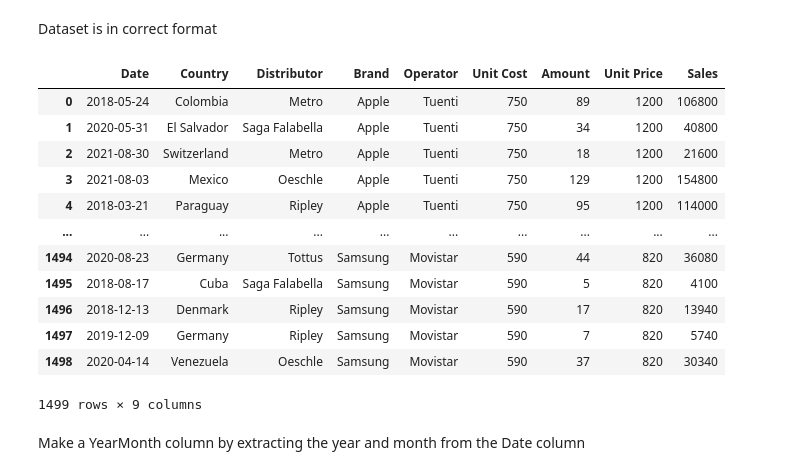
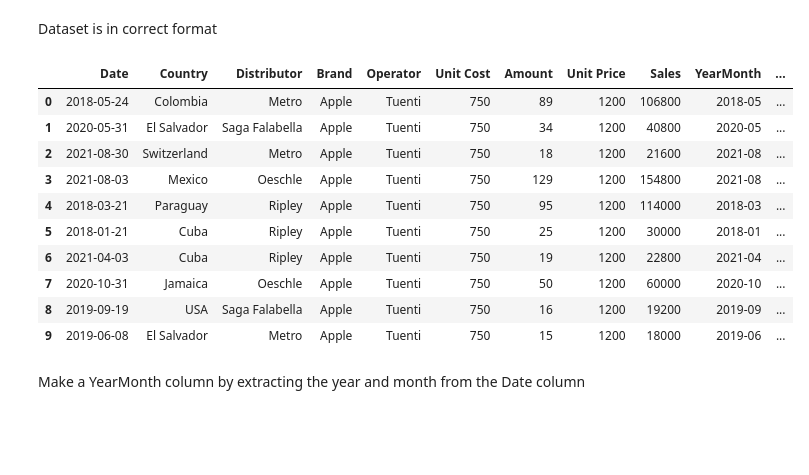
Before and after one commit to abhishekp-786/EDA_Python, a Jupyter notebook: pythonproject.ipynb, the cells around one changed output. Cells and saved outputs as stored; diff of their text form; code cells hidden in the pictures; blank space fills up the shorter version.

```diff
--- a/pythonproject.ipynb
+++ b/pythonproject.ipynb
@@ -189,21 +189,19 @@ datetime64[ns]
 # %% [markdown]
 Dataset is in correct format
 # %%
-data
+data.head(10)
 # %% [output]
-|  | Date | Country | Distributor | Brand | Operator | Unit Cost | Amount | Unit Price | Sales |
-| 0 | 2018-05-24 | Colombia | Metro | Apple | Tuenti | 750 | 89 | 1200 | 106800 |
-| 1 | 2020-05-31 | El Salvador | Saga Falabella | Apple | Tuenti | 750 | 34 | 1200 | 40800 |
-| 2 | 2021-08-30 | Switzerland | Metro | Apple | Tuenti | 750 | 18 | 1200 | 21600 |
-| 3 | 2021-08-03 | Mexico | Oeschle | Apple | Tuenti | 750 | 129 | 1200 | 154800 |
-| 4 | 2018-03-21 | Paraguay | Ripley | Apple | Tuenti | 750 | 95 | 1200 | 114000 |
-| ... | ... | ... | ... | ... | ... | ... | ... | ... | ... |
-| 1494 | 2020-08-23 | Germany | Tottus | Samsung | Movistar | 590 | 44 | 820 | 36080 |
-| 1495 | 2018-08-17 | Cuba | Saga Falabella | Samsung | Movistar | 590 | 5 | 820 | 4100 |
-| 1496 | 2018-12-13 | Denmark | Ripley | Samsung | Movistar | 590 | 17 | 820 | 13940 |
-| 1497 | 2019-12-09 | Germany | Ripley | Samsung | Movistar | 590 | 7 | 820 | 5740 |
-| 1498 | 2020-04-14 | Venezuela | Oeschle | Samsung | Movistar | 590 | 37 | 820 | 30340 |
+|  | Date | Country | Distributor | Brand | Operator | Unit Cost | Amount | Unit Price | Sales | YearMonth | ... |
+| 0 | 2018-05-24 | Colombia | Metro | Apple | Tuenti | 750 | 89 | 1200 | 106800 | 2018-05 | ... |
+| 1 | 2020-05-31 | El Salvador | Saga Falabella | Apple | Tuenti | 750 | 34 | 1200 | 40800 | 2020-05 | ... |
+| 2 | 2021-08-30 | Switzerland | Metro | Apple | Tuenti | 750 | 18 | 1200 | 21600 | 2021-08 | ... |
+| 3 | 2021-08-03 | Mexico | Oeschle | Apple | Tuenti | 750 | 129 | 1200 | 154800 | 2021-08 | ... |
+| 4 | 2018-03-21 | Paraguay | Ripley | Apple | Tuenti | 750 | 95 | 1200 | 114000 | 2018-03 | ... |
+| 5 | 2018-01-21 | Cuba | Ripley | Apple | Tuenti | 750 | 25 | 1200 | 30000 | 2018-01 | ... |
+| 6 | 2021-04-03 | Cuba | Ripley | Apple | Tuenti | 750 | 19 | 1200 | 22800 | 2021-04 | ... |
+| 7 | 2020-10-31 | Jamaica | Oeschle | Apple | Tuenti | 750 | 50 | 1200 | 60000 | 2020-10 | ... |
+| 8 | 2019-09-19 | USA | Saga Falabella | Apple | Tuenti | 750 | 16 | 1200 | 19200 | 2019-09 | ... |
+| 9 | 2019-06-08 | El Salvador | Metro | Apple | Tuenti | 750 | 15 | 1200 | 18000 | 2019-06 | ... |
-1499 rows × 9 columns
 # %% [markdown]
 Make a YearMonth column by extracting the year and month from the Date column
 # %%
```
Also changed, not shown: parts of 3 cells of this notebook.
